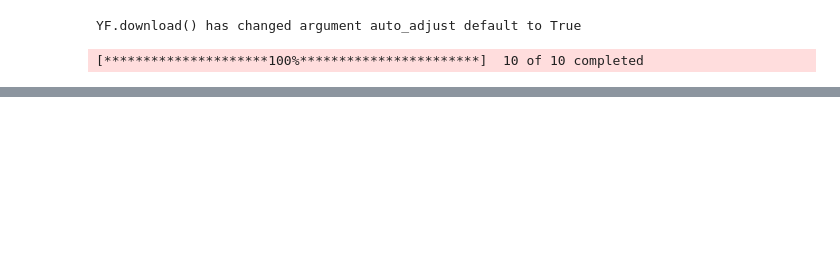
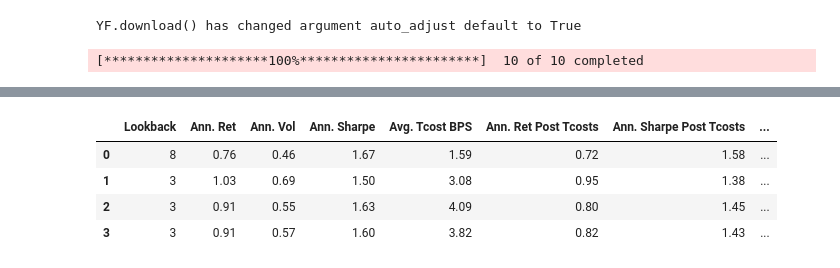
Before and after one commit to kwarrier1/crypto-mom, a Jupyter notebook: momentum-crypto-trading.ipynb, the cells around one changed output, grey strips where cells are left out. Cells and saved outputs as stored; diff of their text form; code cells hidden in the pictures; blank space fills up the shorter version.

```diff
--- a/momentum-crypto-trading.ipynb
+++ b/momentum-crypto-trading.ipynb
@@ -238,0 +261,8 @@ marketmom_port = portfolio(marketmom_weights, rets)
+# %%
+test_results_df.round(2)
+# %% [output]
+|  | Lookback | Ann. Ret | Ann. Vol | Ann. Sharpe | Avg. Tcost BPS | Ann. Ret Post Tcosts | Ann. Sharpe Post Tcosts | ... |
+| 0 | 8 | 0.76 | 0.46 | 1.67 | 1.59 | 0.72 | 1.58 | ... |
+| 1 | 3 | 1.03 | 0.69 | 1.50 | 3.08 | 0.95 | 1.38 | ... |
+| 2 | 3 | 0.91 | 0.55 | 1.63 | 4.09 | 0.80 | 1.45 | ... |
+| 3 | 3 | 0.91 | 0.57 | 1.60 | 3.82 | 0.82 | 1.43 | ... |
```
Also changed, not shown: parts of 32 cells of this notebook.
